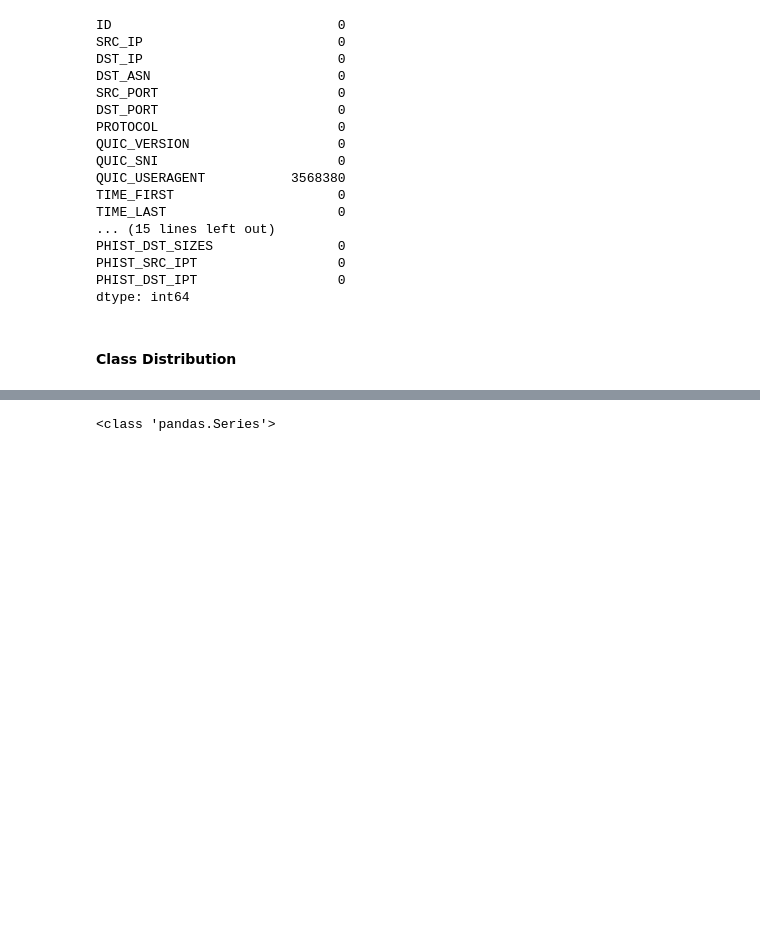
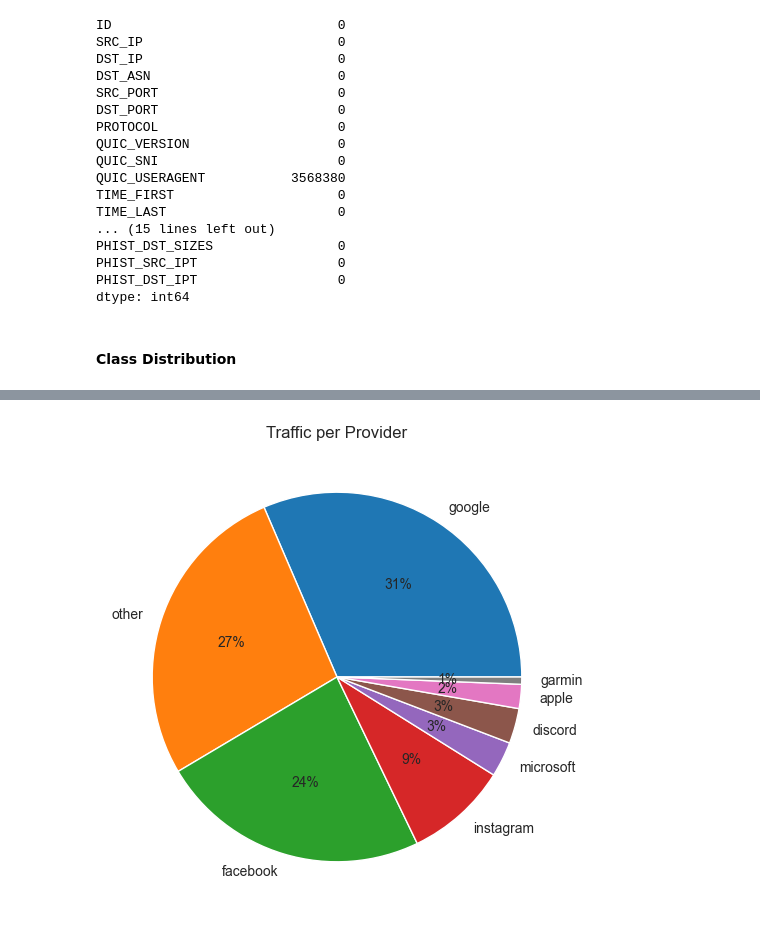
Before and after one commit to ShaneBrodigan/QUIC_Network_Traffic_Identification, a Jupyter notebook: Analysis.ipynb, the cells around one changed output, grey strips where cells are left out. Saved outputs shown, nothing was run; the diff lists cells and outputs as text; code cells hidden in the pictures; blank space fills up the shorter version.

```diff
--- a/Analysis.ipynb
+++ b/Analysis.ipynb
@@ -95,6 +99,24 @@ plt.show()
 # %%
 providers = ['google', 'microsoft', 'facebook','discord', 'instagram', 'apple', 'garmin']
+def get_provider(app_name):
+    app_lower = str(app_name).lower()
+    for provider in providers:
+        if provider in app_lower:
+            return provider
+    return 'other'
 
-app_provider_percentage = app_counts
+app_provider_percentage = (
+    app_counts
+    .groupby(get_provider)
+    .sum()
+    .pipe(lambda s: s / s.sum() * 100)
+    .round(2)
+    .sort_values(ascending=False)
+)
+
+plt.figure(figsize=(6, 6))
+plt.pie(app_provider_percentage, labels=app_provider_percentage.index, autopct='%1.0f%%')
+plt.title('Traffic per Provider')
+plt.show()
 # %% [output]
-<class 'pandas.Series'>
+[figure, added]
```
Also changed, not shown: parts of 8 cells of this notebook, 5 other files.
